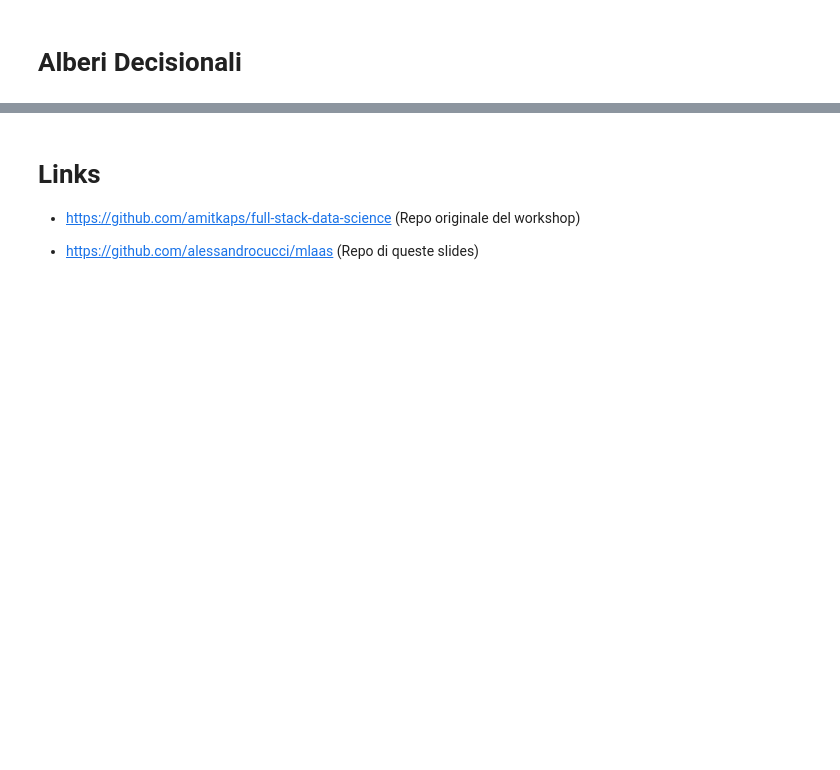
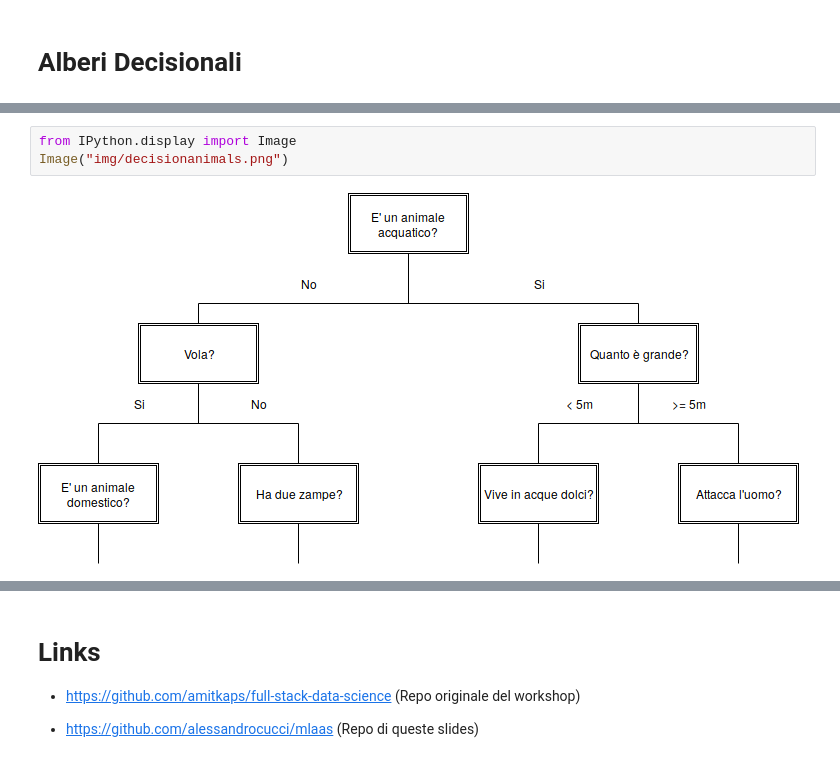
Before and after one commit to alessandrocucci/mlaas, a Jupyter notebook: static/Machine Learning as a Service.ipynb, the cells around one changed output, grey strips where cells are left out. Saved outputs shown, nothing was run; the diff lists cells and outputs as text; blank space fills up the shorter version.

Commit message:
Arrivato ai decision tree

```diff
--- a/static/Machine Learning as a Service.ipynb
+++ b/static/Machine Learning as a Service.ipynb
@@ -227,0 +226,5 @@ df_encoded.head()
+# %%
+from IPython.display import Image
+Image("img/decisionanimals.png")
+# %% [output]
+[figure, added]
```
Also changed, not shown: parts of 10 cells of this notebook, 2 other files.
